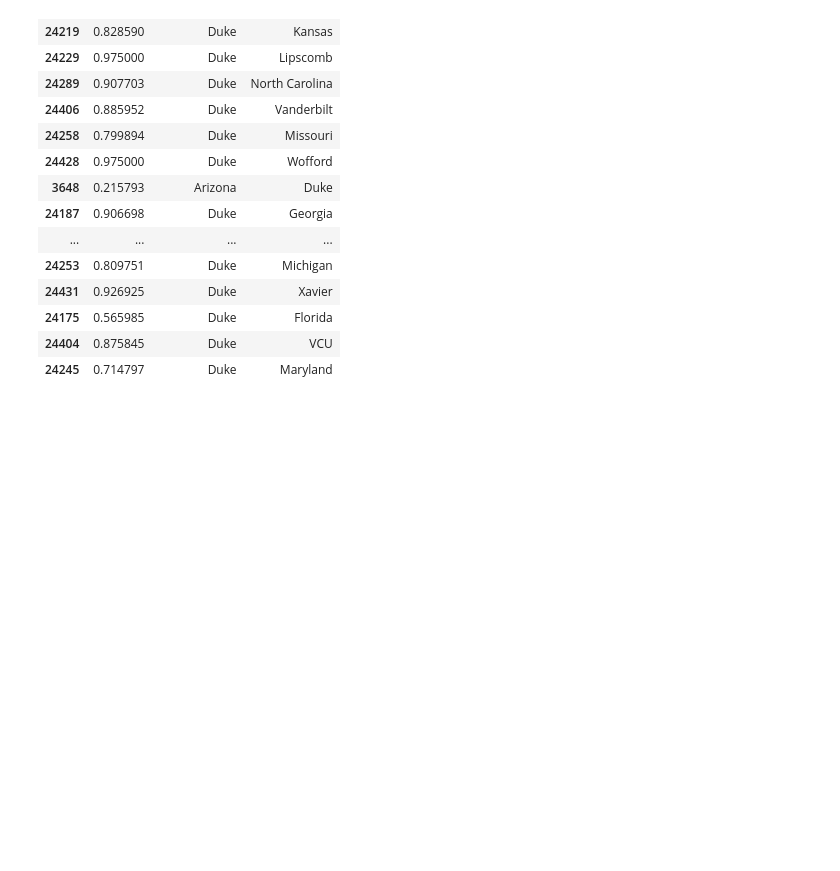
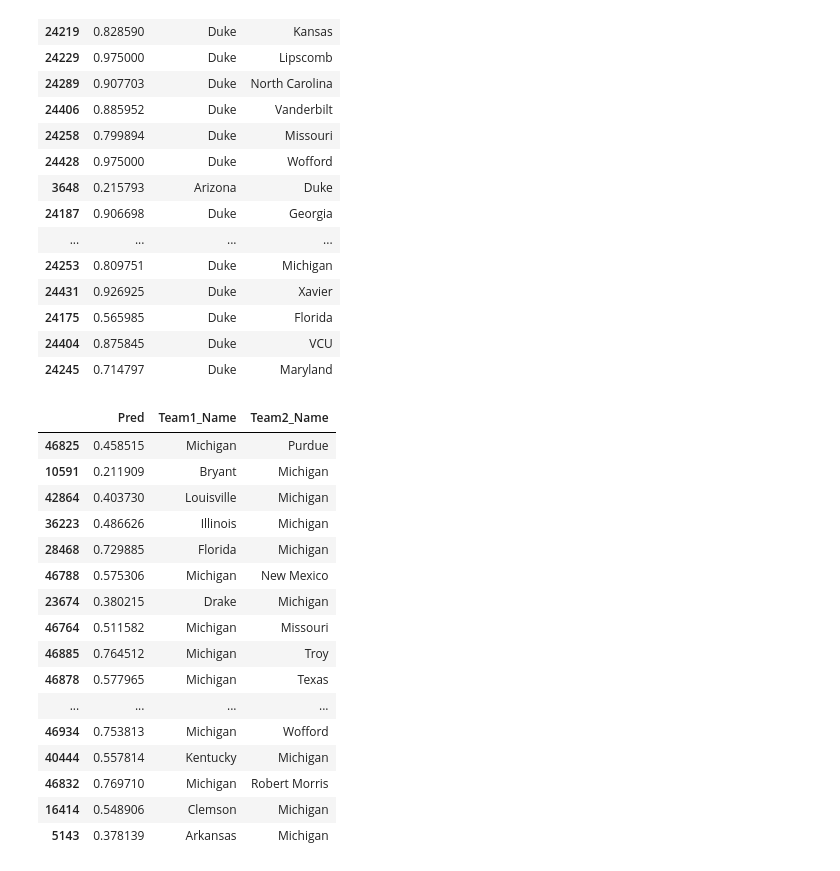
Before and after one commit to danchizik18/MarchMadness2025, a Jupyter notebook: notebooks/look_at_submission/exploreSubmission.ipynb, the cells around one changed output. Saved outputs shown, nothing was run; the diff lists cells and outputs as text; code cells hidden in the pictures; blank space fills up the shorter version.

```diff
--- a/notebooks/look_at_submission/exploreSubmission.ipynb
+++ b/notebooks/look_at_submission/exploreSubmission.ipynb
@@ -601,3 +624,27 @@ final_duke[['Pred', 'Team1_Name', 'Team2_Name']].sample(20)
 | 24175 | 0.565985 | Duke | Florida |
 | 24404 | 0.875845 | Duke | VCU |
 | 24245 | 0.714797 | Duke | Maryland |
+# %%
+final_mich = filtered_updatedmarch17[
+    (filtered_updatedmarch17['Team1_Name'] == "Michigan") | (filtered_updatedmarch17['Team2_Name'] == "Michigan")
+]
+
+final_mich[['Pred', 'Team1_Name', 'Team2_Name']].sample(20)
+# %% [output]
+|  | Pred | Team1_Name | Team2_Name |
+| 46825 | 0.458515 | Michigan | Purdue |
+| 10591 | 0.211909 | Bryant | Michigan |
+| 42864 | 0.403730 | Louisville | Michigan |
+| 36223 | 0.486626 | Illinois | Michigan |
+| 28468 | 0.729885 | Florida | Michigan |
+| 46788 | 0.575306 | Michigan | New Mexico |
+| 23674 | 0.380215 | Drake | Michigan |
+| 46764 | 0.511582 | Michigan | Missouri |
+| 46885 | 0.764512 | Michigan | Troy |
+| 46878 | 0.577965 | Michigan | Texas |
+| ... | ... | ... | ... |
+| 46934 | 0.753813 | Michigan | Wofford |
+| 40444 | 0.557814 | Kentucky | Michigan |
+| 46832 | 0.769710 | Michigan | Robert Morris |
+| 16414 | 0.548906 | Clemson | Michigan |
+| 5143 | 0.378139 | Arkansas | Michigan |
```
Also changed, not shown: parts of 12 cells of this notebook, 2 other files.
